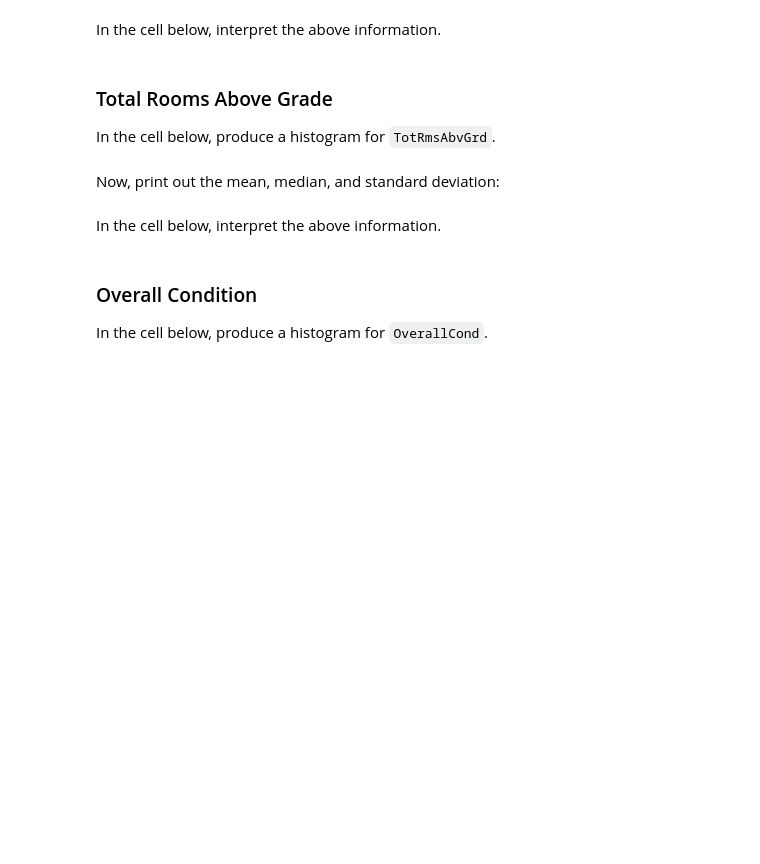
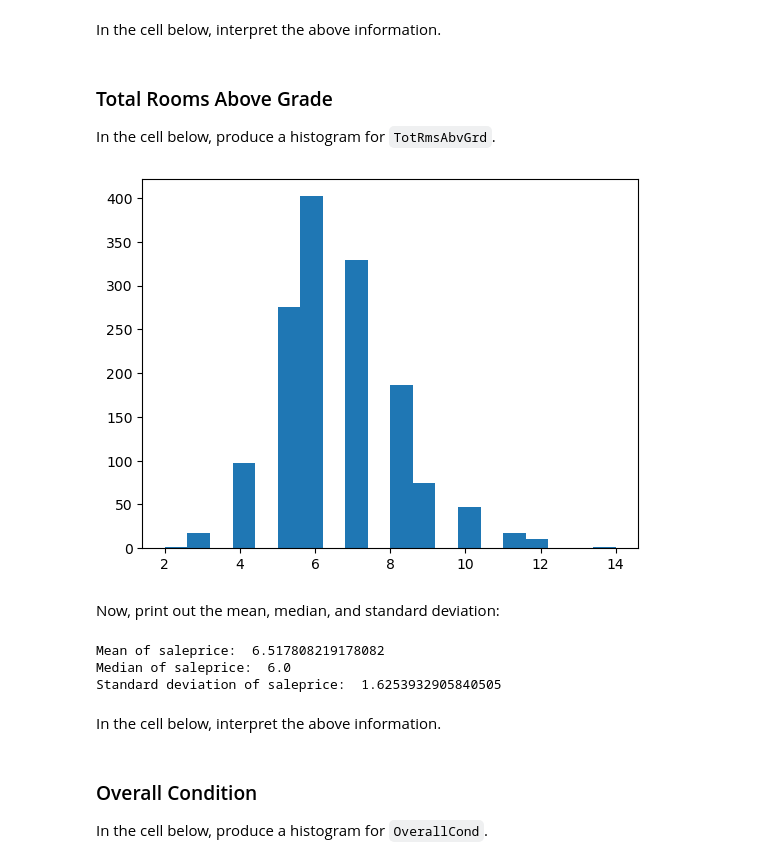
Before and after one commit to DennisWainaina/dsc-pandas-eda-lab, a Jupyter notebook: index.ipynb, the cells around one changed output. Drawn from its saved outputs; the diff is of its cells as text; code cells hidden in the pictures; blank space fills up the shorter version.

```diff
--- a/index.ipynb
+++ b/index.ipynb
@@ -215,5 +215,8 @@ None
 In the cell below, produce a histogram for `TotRmsAbvGrd`.
 # %%
 # Your code here
+plt.hist(df['TotRmsAbvGrd'], bins=20);
+# %% [output]
+[figure, added]
 # %% [markdown]
 Now, print out the mean, median, and standard deviation:
@@ -222,3 +223,17 @@ Now, print out the mean, median, and standard deviation:
+# %%
+# Your code here
+# The mean of saleprice is
+print('Mean of saleprice: ', df['TotRmsAbvGrd'].mean())
+
+# The median of saleprice is
+print('Median of saleprice: ', df['TotRmsAbvGrd'].median())
+
+# The standatd deviation of saleprice is
+print('Standard deviation of saleprice: ', df['TotRmsAbvGrd'].std())
+# %% [output]
+Mean of saleprice:  6.517808219178082
+Median of saleprice:  6.0
+Standard deviation of saleprice:  1.6253932905840505
 # %% [markdown]
 In the cell below, interpret the above information.
 # %%
```
Also changed, not shown: parts of 2 cells of this notebook.
